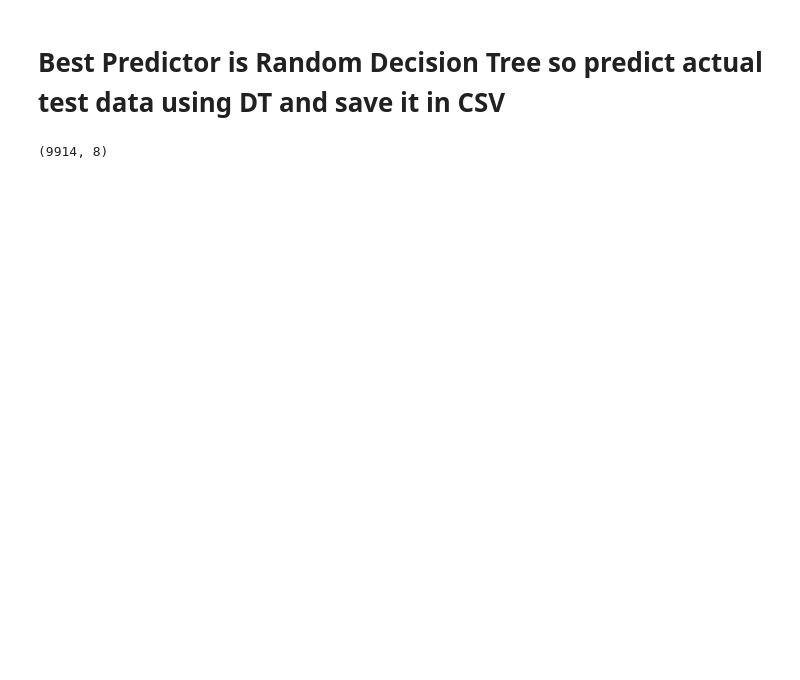
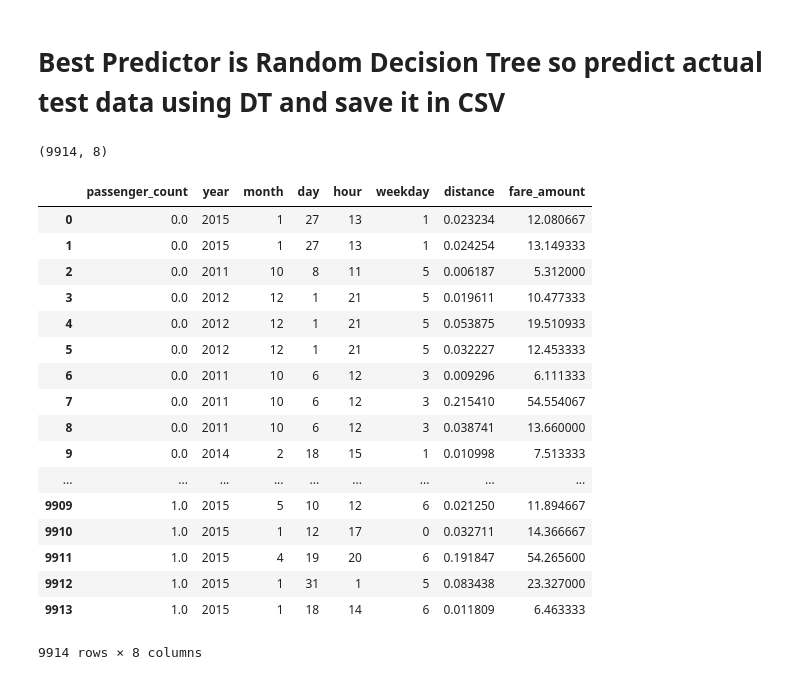
Before and after one commit to dimple1902/Cab-fare-Prediction, a Jupyter notebook: FarePrediction.ipynb, the cells around one changed output. Drawn from its saved outputs; the diff is of its cells as text; code cells hidden in the pictures; blank space fills up the shorter version.

```diff
--- a/FarePrediction.ipynb
+++ b/FarePrediction.ipynb
@@ -680,6 +684,29 @@ test.shape
 (9914, 8)
 # %%
 final_test =pd.DataFrame(RF_Model.predict(test.iloc[:,0:7]))
+# %%
+test["fare_amount"]=final_test[0]
+# %%
+test
+# %% [output]
+|  | passenger_count | year | month | day | hour | weekday | distance | fare_amount |
+| 0 | 0.0 | 2015 | 1 | 27 | 13 | 1 | 0.023234 | 12.080667 |
+| 1 | 0.0 | 2015 | 1 | 27 | 13 | 1 | 0.024254 | 13.149333 |
+| 2 | 0.0 | 2011 | 10 | 8 | 11 | 5 | 0.006187 | 5.312000 |
+| 3 | 0.0 | 2012 | 12 | 1 | 21 | 5 | 0.019611 | 10.477333 |
+| 4 | 0.0 | 2012 | 12 | 1 | 21 | 5 | 0.053875 | 19.510933 |
+| 5 | 0.0 | 2012 | 12 | 1 | 21 | 5 | 0.032227 | 12.453333 |
+| 6 | 0.0 | 2011 | 10 | 6 | 12 | 3 | 0.009296 | 6.111333 |
+| 7 | 0.0 | 2011 | 10 | 6 | 12 | 3 | 0.215410 | 54.554067 |
+| 8 | 0.0 | 2011 | 10 | 6 | 12 | 3 | 0.038741 | 13.660000 |
+| 9 | 0.0 | 2014 | 2 | 18 | 15 | 1 | 0.010998 | 7.513333 |
+| ... | ... | ... | ... | ... | ... | ... | ... | ... |
+| 9909 | 1.0 | 2015 | 5 | 10 | 12 | 6 | 0.021250 | 11.894667 |
+| 9910 | 1.0 | 2015 | 1 | 12 | 17 | 0 | 0.032711 | 14.366667 |
+| 9911 | 1.0 | 2015 | 4 | 19 | 20 | 6 | 0.191847 | 54.265600 |
+| 9912 | 1.0 | 2015 | 1 | 31 | 1 | 5 | 0.083438 | 23.327000 |
+| 9913 | 1.0 | 2015 | 1 | 18 | 14 | 6 | 0.011809 | 6.463333 |
+9914 rows × 8 columns
 # %%
 final_test.head()
 # %% [output]
```
Also changed, not shown: parts of 29 cells of this notebook, 1 other file.
